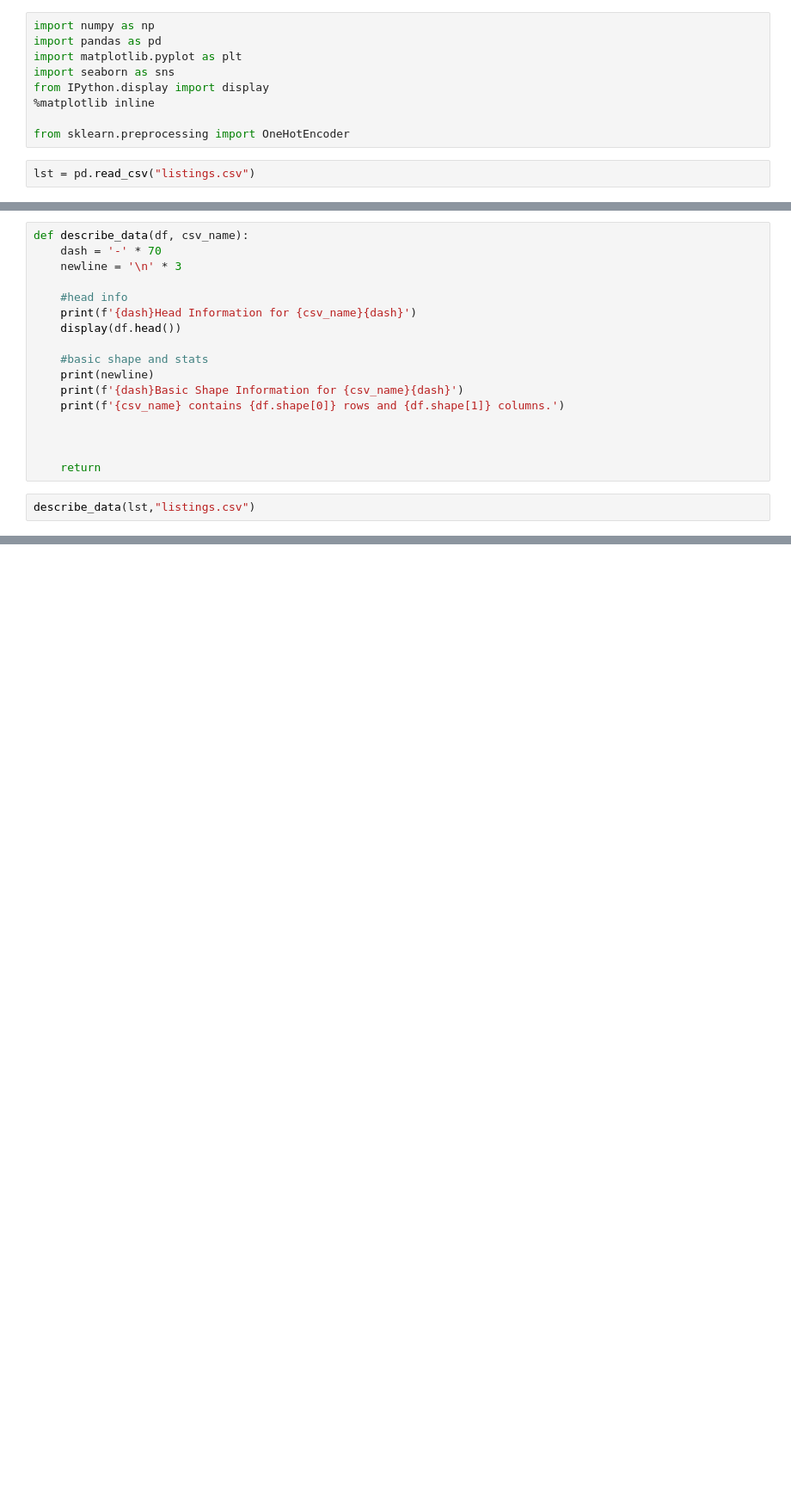
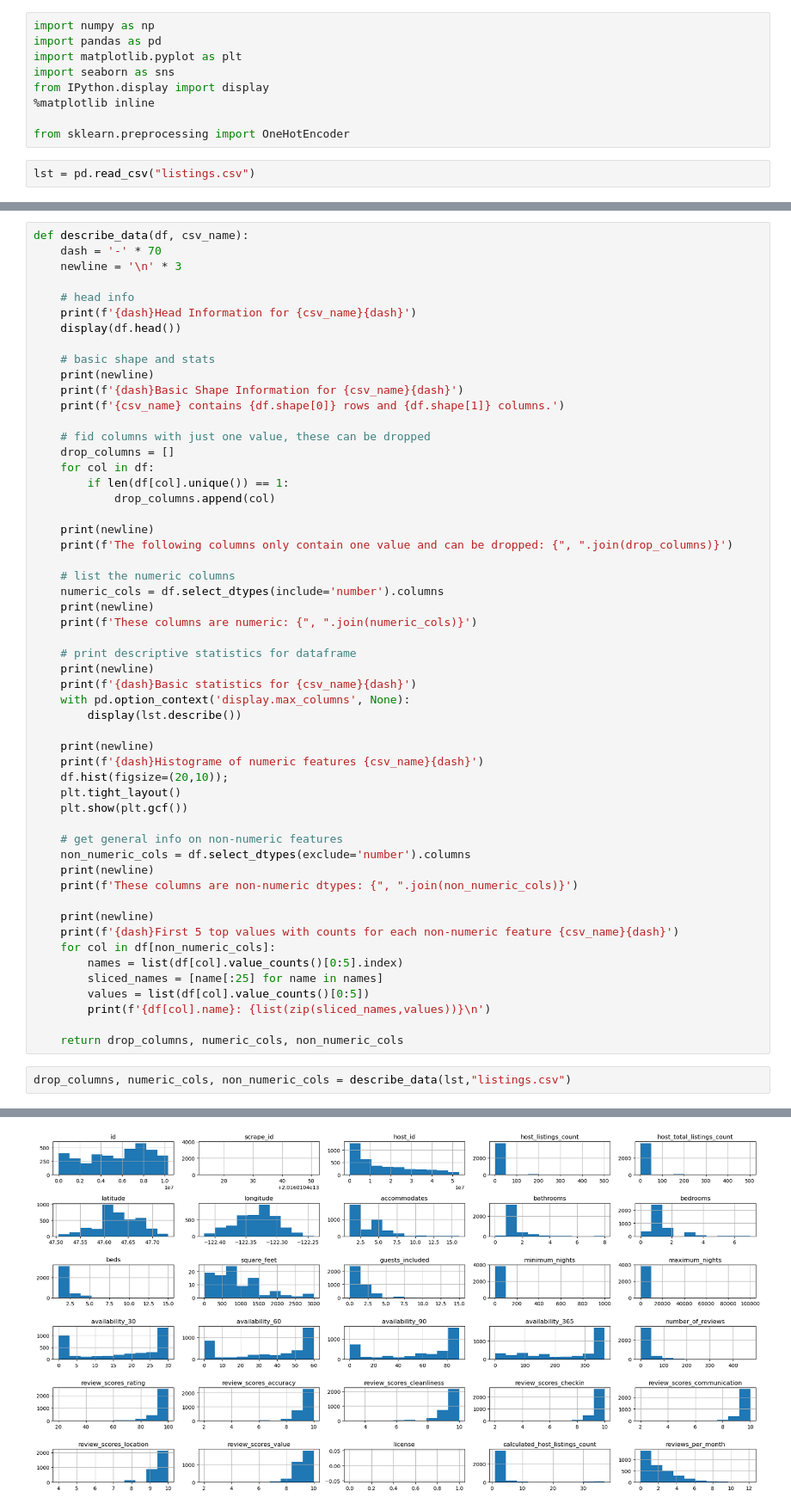
Before and after one commit to charlesbeacham/airbnb, a Jupyter notebook: airbnb.ipynb, the cells around one changed output, grey strips where cells are left out. Shown: that part at 86% size. Drawn from its saved outputs; the diff is of its cells as text; blank space fills up the shorter version.

Commit message:
add more stats to describe_data

```diff
--- a/airbnb.ipynb
+++ b/airbnb.ipynb
@@ -22,20 +23,57 @@ def describe_data(df, csv_name):
     dash = '-' * 70
     newline = '\n' * 3
 
-    #head info
+    # head info
     print(f'{dash}Head Information for {csv_name}{dash}')
     display(df.head())
 
-    #basic shape and stats
+    # basic shape and stats
     print(newline)
     print(f'{dash}Basic Shape Information for {csv_name}{dash}')
     print(f'{csv_name} contains {df.shape[0]} rows and {df.shape[1]} columns.')
 
+    # fid columns with just one value, these can be dropped
+    drop_columns = []
+    for col in df:
+        if len(df[col].unique()) == 1:
+            drop_columns.append(col)
 
+    print(newline)
+    print(f'The following columns only contain one value and can be dropped: {", ".join(drop_columns)}')
 
-    return
+    # list the numeric columns
+    numeric_cols = df.select_dtypes(include='number').columns
+    print(newline)
+    print(f'These columns are numeric: {", ".join(numeric_cols)}')
+
+    # print descriptive statistics for dataframe
+    print(newline)
+    print(f'{dash}Basic statistics for {csv_name}{dash}')
+    with pd.option_context('display.max_columns', None):
+        display(lst.describe())
+
+    print(newline)
+    print(f'{dash}Histograme of numeric features {csv_name}{dash}')
+    df.hist(figsize=(20,10));
+    plt.tight_layout()
+    plt.show(plt.gcf())
+
+    # get general info on non-numeric features
+    non_numeric_cols = df.select_dtypes(exclude='number').columns
+    print(newline)
+    print(f'These columns are non-numeric dtypes: {", ".join(non_numeric_cols)}')
+
+    print(newline)
+    print(f'{dash}First 5 top values with counts for each non-numeric feature {csv_name}{dash}')
+    for col in df[non_numeric_cols]:
+        names = list(df[col].value_counts()[0:5].index)
+        sliced_names = [name[:25] for name in names]
+        values = list(df[col].value_counts()[0:5])
+        print(f'{df[col].name}: {list(zip(sliced_names,values))}\n')
+
+    return drop_columns, numeric_cols, non_numeric_cols
 # %%
-describe_data(lst,"listings.csv")
+drop_columns, numeric_cols, non_numeric_cols = describe_data(lst,"listings.csv")
 # %% [output]
 ----------------------------------------------------------------------Head Information for listings.csv----------------------------------------------------------------------
 |  | id | listing_url | scrape_id | last_scraped | name | summary | space | description | ... |
@@ -49,0 +113 @@ listings.csv contains 3818 rows and 92 columns.
+[figure, added]
```
Also changed, not shown: parts of 2 cells of this notebook.
